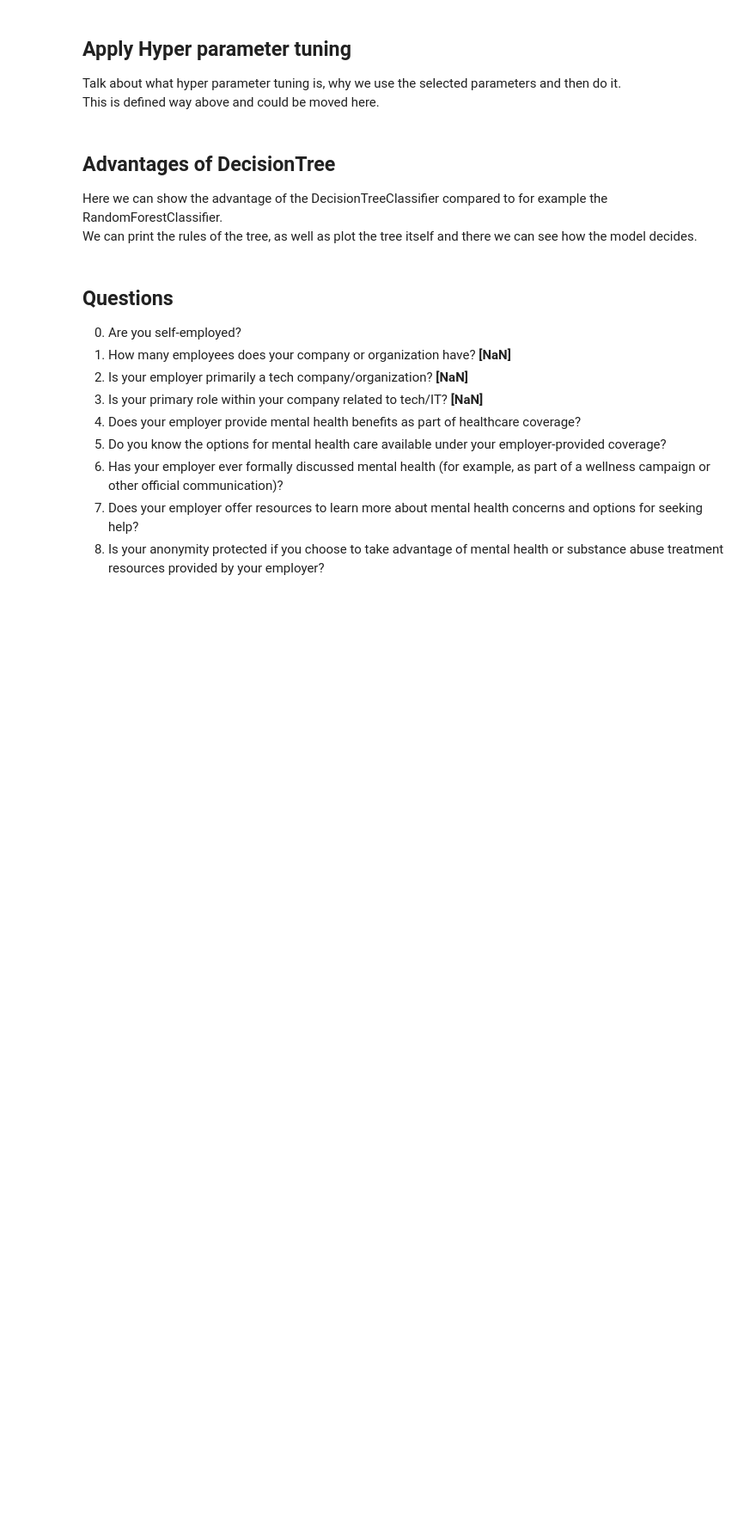
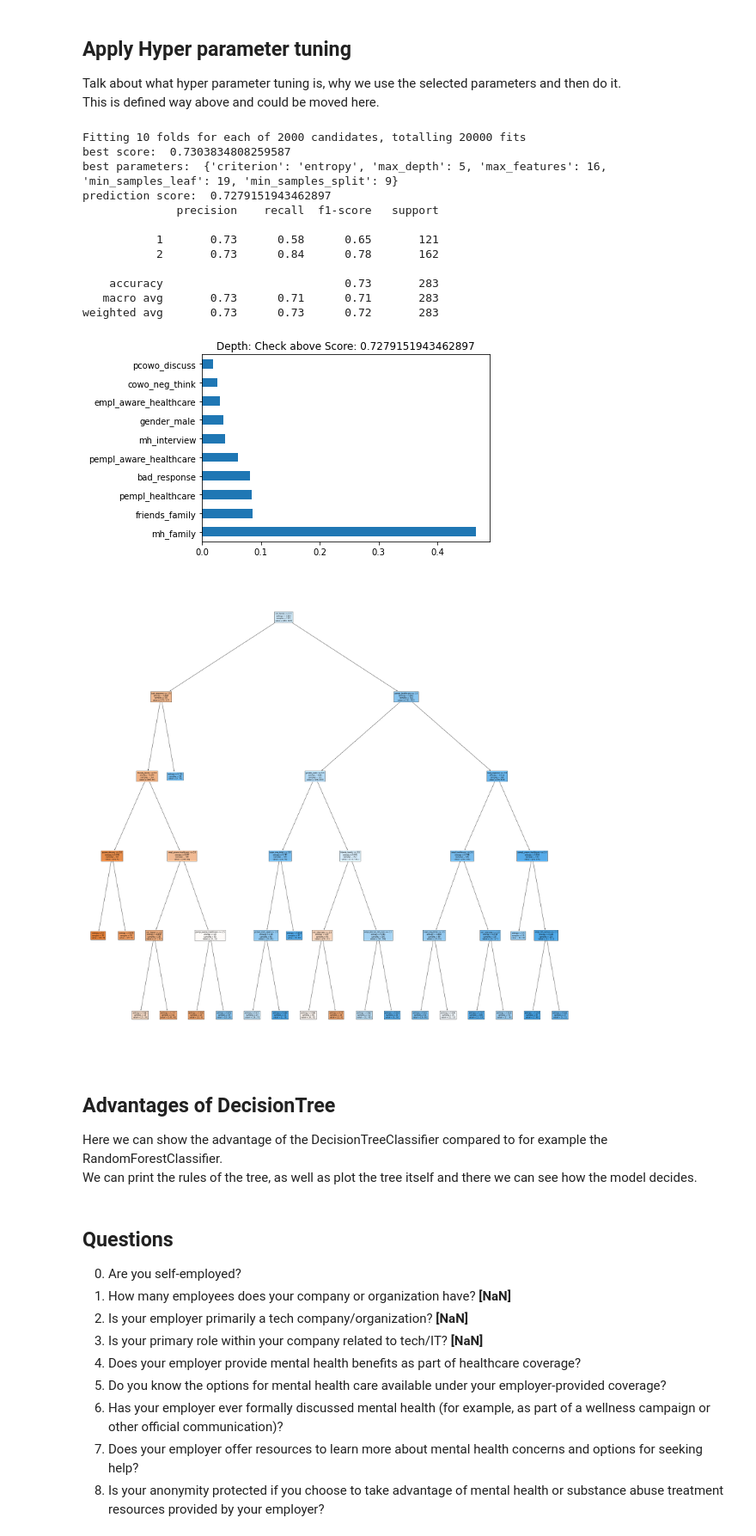
Before and after one commit to LeonOelenberg/DLI-OSMI-Mental-Health, a Jupyter notebook: Notebook.ipynb, the cells around one changed output. Shown: that part at 86% size. Drawn from its saved outputs; the diff is of its cells as text; code cells hidden in the pictures; blank space fills up the shorter version.

```diff
--- a/Notebook.ipynb
+++ b/Notebook.ipynb
@@ -389,7 +377,7 @@ def feature_importance(model, depth, score):
 # or just use the parameters and create it again below
 def tune_parameters(model, pds, parameters, scoring):
     # 100k works for now, 235k would make more sense though (all possible combinations)
-    search = RandomizedSearchCV(model, parameters, n_iter=235000, cv=pds, scoring=scoring, refit=True, n_jobs=-1, random_state=42, verbose=10)
+    search = RandomizedSearchCV(model, parameters, n_iter=2000, cv=10, scoring=scoring, refit=True, n_jobs=-1, random_state=42, verbose=10)
     search.fit(X, y)
     val_predictions = search.best_estimator_.predict(val_X)
     score = accuracy_score(val_predictions, val_y)
@@ -398,6 +386,14 @@ def tune_parameters(model, pds, parameters, scoring):
     print('prediction score: ', score)
     print(classification_report(val_y, val_predictions))
     feature_importance(search.best_estimator_, 'Check above', score)
+    tree_rules = export_text(search.best_estimator_, feature_names=list(X))
+    text_file = open("tree_rules.txt", "w")
+    text_file.write(tree_rules)
+    text_file.close()
+
+    fig=plt.figure(figsize=(40, 40))
+    plot_tree(search.best_estimator_, fontsize=8, feature_names=list(X), filled=True)
+    fig.savefig('decision_tree_plot.png', dpi=100)
 # %% [markdown]
 # Selecting the training data
 
@@ -507,17 +512,34 @@ This is defined way above and could be moved here.
 # %%
 featureSize = len(X.columns)
 
 scoring_clf = 'accuracy'
 
 param_dist_class = {
     "max_depth": randint(3,10),
-    "max_features": randint(1, featureSize),
+    "max_features": randint(10, featureSize),
     "min_samples_split": randint(2, 20),
     "min_samples_leaf": randint(1, 20),
     "criterion": ["gini", "entropy"]}
 
-clf = tree.DecisionTreeClassifier(random_state=42)
+# class_weight="balanced"
+
+clf = DecisionTreeClassifier(random_state=42)
 tune_parameters(clf, pds, param_dist_class, scoring_clf)
+# %% [output]
+Fitting 10 folds for each of 2000 candidates, totalling 20000 fits
+best score:  0.7303834808259587
+best parameters:  {'criterion': 'entropy', 'max_depth': 5, 'max_features': 16, 'min_samples_leaf': 19, 'min_samples_split': 9}
+prediction score:  0.7279151943462897
+              precision    recall  f1-score   support
+
+           1       0.73      0.58      0.65       121
+           2       0.73      0.84      0.78       162
+
+    accuracy                           0.73       283
+   macro avg       0.73      0.71      0.71       283
+weighted avg       0.73      0.73      0.72       283
+[figure, added]
+[figure, added]
 # %% [markdown]
 ## Advantages of DecisionTree
 
```
Also changed, not shown: parts of 13 cells of this notebook, 2 other files.
